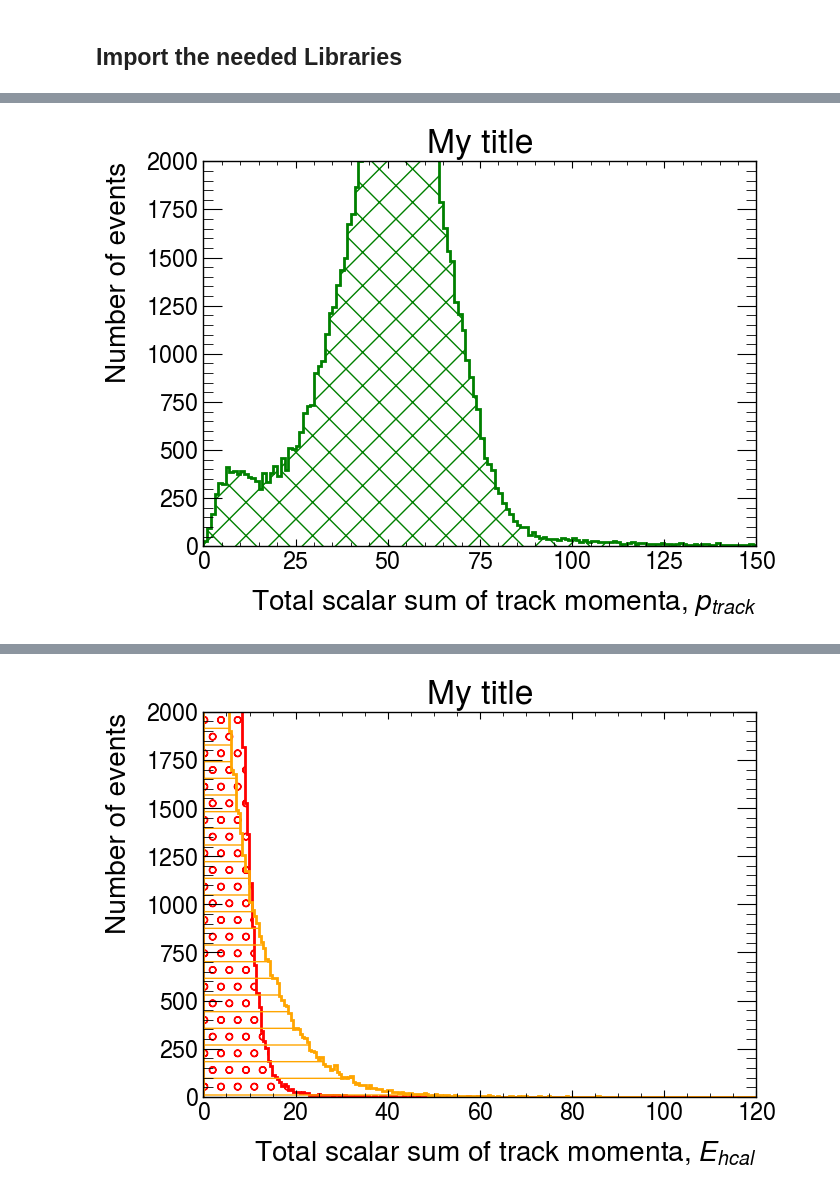
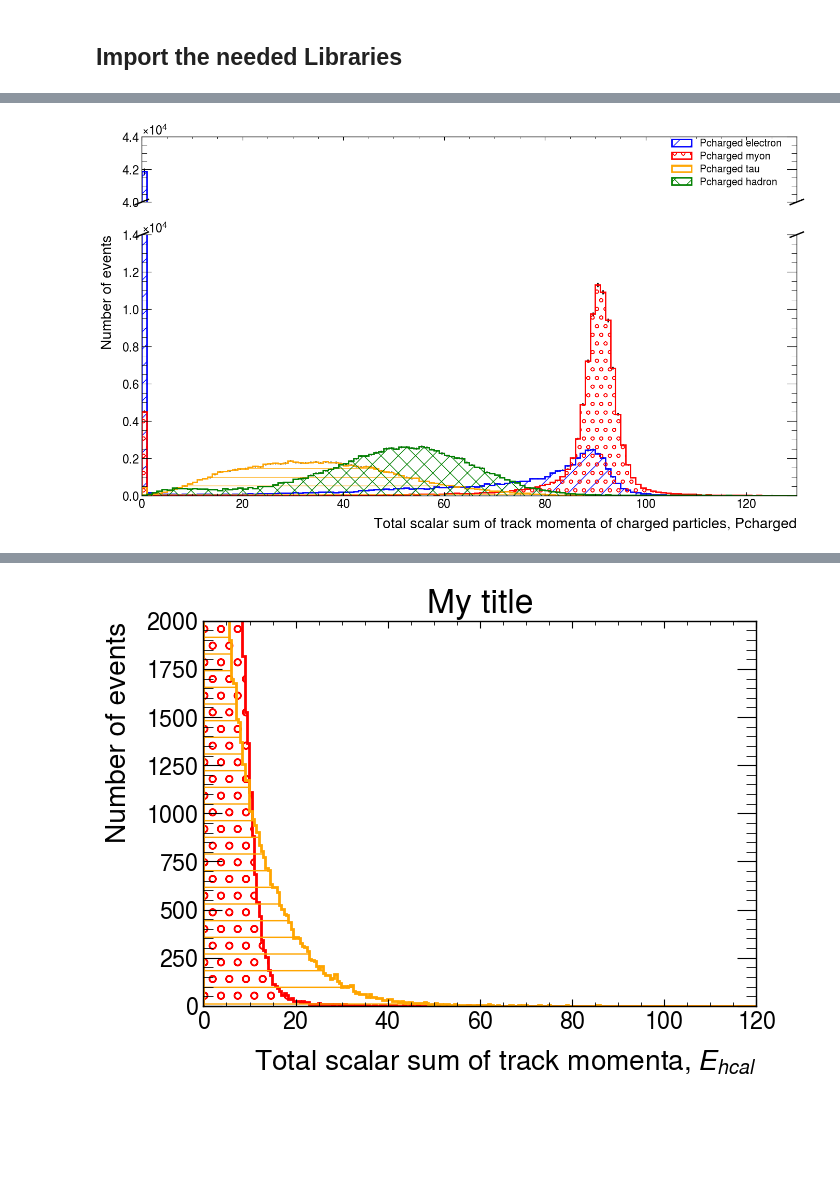
Before and after one commit to josepretel/z0-precisionmeasurement, a Jupyter notebook: z0_analysis.ipynb, the cells around one changed output, grey strips where cells are left out. Cells and saved outputs as stored; diff of their text form; code cells hidden in the pictures; blank space fills up the shorter version.

Commit message:
Good plots

```diff
--- a/z0_analysis.ipynb
+++ b/z0_analysis.ipynb
@@ -170,41 +158,83 @@ First look at 1D histogramms for all measurement parameters.
 # %%
 bins_pchar = np.linspace(0, 150, 151)
 
 plt.style.use(mplhep.style.ATLAS) # You can load ATLAS/CMS/ALICE plot style
-plt.figure(figsize=(7,5))
 
-#bin_content_ee, bin_edges_ee, _ = plt.hist(pchar_ee,bins=bins_pchar, histtype='step',  linewidth=2, edgecolor='b', hatch='/', label='Pcharged')
-#mid_ee = 0.5*(bin_edges_ee[1:] + bin_edges_ee[:-1]) #Calculate midpoint of the bars
+ratio = [1,4] # ratio of the two subplots
 
-#bin_content_mm, bin_edges_mm, _ = plt.hist(pchar_mm,bins=bins_pchar, histtype='step',  linewidth=2, edgecolor='r', hatch='o', label='Pcharged')
-#mid_mm = 0.5*(bin_edges_mm[1:] + bin_edges_mm[:-1]) #Calculate midpoint of the bars
+f, (ax, ax2) = plt.subplots(2, 1, sharex=True,figsize=(16,9), gridspec_kw={'height_ratios': ratio})
 
-bin_content_qq, bin_edges_qq, _ = plt.hist(pchar_qq,bins=bins_pchar, histtype='step',  linewidth=2, edgecolor='green', hatch='x', label='Pcharged')
+# plot the same data on both axes
+
+bin_content_ee, bin_edges_ee, _ = ax.hist(pchar_ee,bins=bins_pchar, histtype='step',  linewidth=2, edgecolor='b', hatch='/', label='Pcharged electron')
+ax2.hist(pchar_ee,bins=bins_pchar, histtype='step',  linewidth=2, edgecolor='b', hatch='/')
+mid_ee = 0.5*(bin_edges_ee[1:] + bin_edges_ee[:-1]) #Calculate midpoint of the bars
+error_sizes = np.sqrt(bin_content_ee)
+
+ax.errorbar(mid_ee, bin_content_ee, yerr=error_sizes, fmt='none', color='black')
+ax2.errorbar(mid_ee, bin_content_ee, yerr=error_sizes, fmt='none', color='black')
+
+bin_content_mm, bin_edges_mm, _ = ax.hist(pchar_mm,bins=bins_pchar, histtype='step',  linewidth=2, edgecolor='r', hatch='o', label='Pcharged myon')
+ax2.hist(pchar_mm,bins=bins_pchar, histtype='step',  linewidth=2, edgecolor='r', hatch='o')
+mid_mm = 0.5*(bin_edges_mm[1:] + bin_edges_mm[:-1]) #Calculate midpoint of the bars
+
+error_sizes = np.sqrt(bin_content_mm)
+
+ax.errorbar(mid_mm, bin_content_mm, yerr=error_sizes, fmt='none', color='black')
+ax2.errorbar(mid_mm, bin_content_mm, yerr=error_sizes, fmt='none', color='black')
+
+bin_content_tt, bin_edges_tt, _ = ax.hist(pchar_tt,bins=bins_pchar, histtype='step',  linewidth=2, edgecolor='orange', hatch='-', label='Pcharged tau')
+ax2.hist(pchar_tt,bins=bins_pchar, histtype='step',  linewidth=2, edgecolor='orange', hatch='-')
+mid_tt = 0.5*(bin_edges_tt[1:] + bin_edges_tt[:-1]) #Calculate midpoint of the bars
+
+error_sizes = np.sqrt(bin_content_tt)
+
+ax.errorbar(mid_tt, bin_content_tt, yerr=error_sizes, fmt='none', color='black')
+ax2.errorbar(mid_tt, bin_content_tt, yerr=error_sizes, fmt='none', color='black')
+
+bin_content_qq, bin_edges_qq, _ = ax.hist(pchar_qq,bins=bins_pchar, histtype='step',  linewidth=2, edgecolor='green', hatch='x', label='Pcharged hadron')
+ax2.hist(pchar_qq,bins=bins_pchar, histtype='step',  linewidth=2, edgecolor='green', hatch='x')
 mid_qq = 0.5*(bin_edges_qq[1:] + bin_edges_qq[:-1]) #Calculate midpoint of the bars
 
-#bin_content_tt, bin_edges_tt, _ = plt.hist(pchar_tt,bins=bins_pchar, histtype='step',  linewidth=2, edgecolor='orange', hatch='-', label='Pcharged')
-#mid_tt = 0.5*(bin_edges_tt[1:] + bin_edges_tt[:-1]) #Calculate midpoint of the bars
+
+error_sizes = np.sqrt(bin_content_qq)
+
+ax.errorbar(mid_qq, bin_content_qq, yerr=error_sizes, fmt='none', color='black')
+ax2.errorbar(mid_qq, bin_content_qq, yerr=error_sizes, fmt='none', color='black')
 
 
-#error_sizes = np.sqrt(bin_content)
+# zoom-in / limit the view to different portions of the data
+ax.set_ylim(4.0*10**4, 4.4*10**4)  # outliers only
+ax2.set_ylim(0, 1.4*10**4)  # most of the data
 
-#plt.errorbar(mid, bin_content, yerr=error_sizes, fmt='none')
-### When producing an histogram, you can store the bin content and the edges of the bins in
-###'bin_content', and 'bin_edges'
-#print(bin_content)
-#print(bin_edges)
+# hide the spines between ax and ax2
+ax.spines['bottom'].set_visible(False)
+ax2.spines['top'].set_visible(False)
+ax.xaxis.tick_top()
+ax.tick_params(labeltop=False)  # don't put tick labels at the top
+ax2.xaxis.tick_bottom()
+
+
+
+d = .01  # how big to make the diagonal lines in axes coordinates
+# arguments to pass to plot, just so we don't keep repeating them
+kwargs = dict(transform=ax.transAxes, color='k', clip_on=False)
+ax.plot((-d, +d), (-d*ratio[1], +d*ratio[1]), **kwargs)        # top-left diagonal
+ax.plot((1 - d, 1 + d), (-d*ratio[1], +d*ratio[1]), **kwargs)  # top-right diagonal
+
+kwargs.update(transform=ax2.transAxes)  # switch to the bottom axes
+ax2.plot((-d, +d), (1 - d, 1 + d), **kwargs)  # bottom-left diagonal
+ax2.plot((1 - d, 1 + d), (1 - d, 1 + d), **kwargs)  # bottom-right diagonal
+
 
 ### Show the plot on screen
-plt.title('My title')
-plt.xlim(0,150)
-plt.ylim(0,2*10**3)
-#plt.yscale('log')
-#plt.xscale('log')
-plt.xlabel('Total scalar sum of track momenta, $p_{track}$')
+plt.xlim(0,130)
+ax.legend(loc = 4)
+plt.xlabel('Total scalar sum of track momenta of charged particles, Pcharged')
 plt.ylabel('Number of events')
 plt.show()
 # %% [output]
-[figure, old version]
+[figure, new version]
 # %%
 
 bins_nchar = np.linspace(0,39, 40)
```
Also changed, not shown: parts of 8 cells of this notebook.
